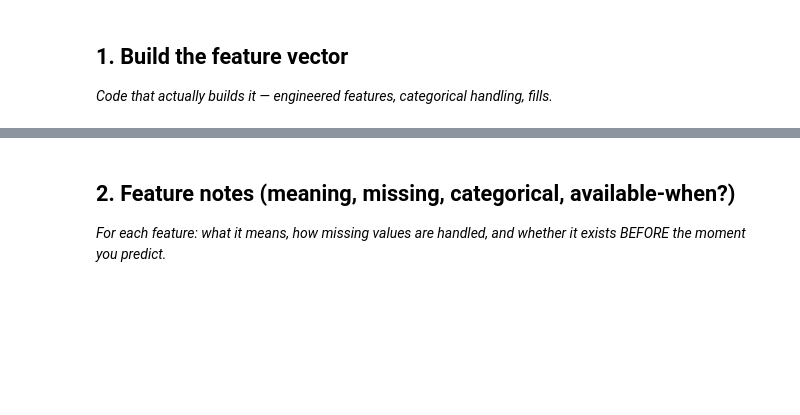
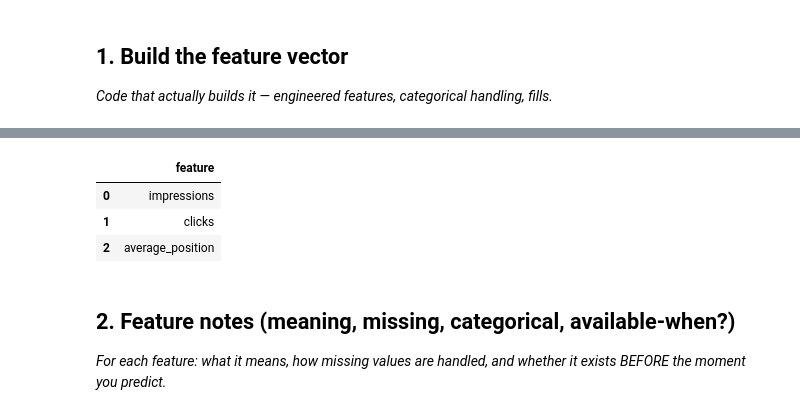
Before and after one commit to MUKUL-TIWARI/flyrank-ml-internship, a Jupyter notebook: work/notebooks/w03_feature_leakage_check.ipynb, the cells around one changed output, grey strips where cells are left out. Cells and saved outputs as stored; diff of their text form; code cells hidden in the pictures; blank space fills up the shorter version.

```diff
--- a/work/notebooks/w03_feature_leakage_check.ipynb
+++ b/work/notebooks/w03_feature_leakage_check.ipynb
@@ -16,3 +25,20 @@ This skeleton is yours to fill. Work the sections **in order** — each one has
+# %%
+import pandas as pd
+
+feature_vector = pd.DataFrame({
+    "feature": [
+        "impressions",
+        "clicks",
+        "average_position"
+    ]
+})
+
+feature_vector
+# %% [output]
+|  | feature |
+| 0 | impressions |
+| 1 | clicks |
+| 2 | average_position |
 # %% [markdown]
 ## 2. Feature notes (meaning, missing, categorical, available-when?)
 
```
Also changed, not shown: parts of 12 cells of this notebook.
